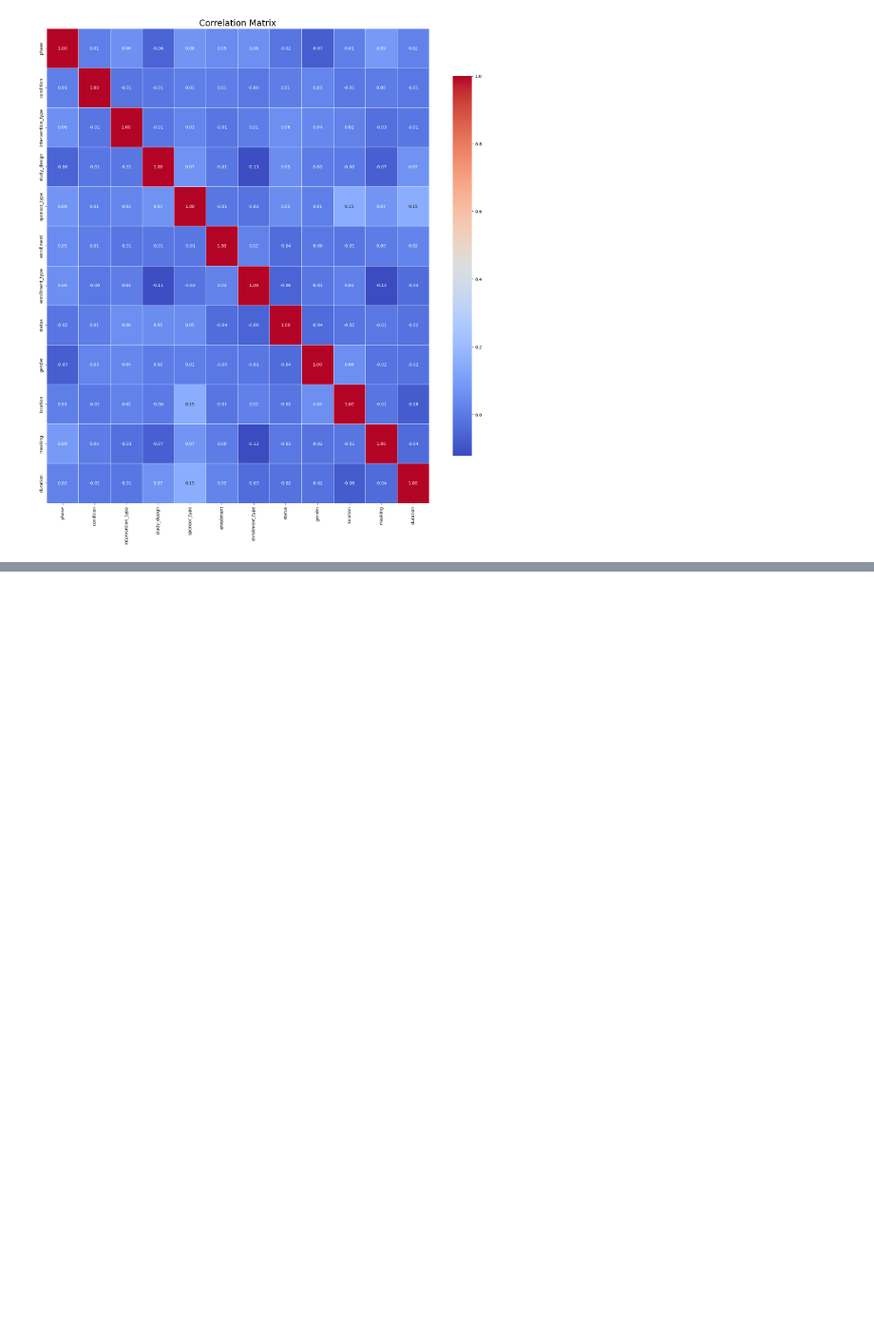
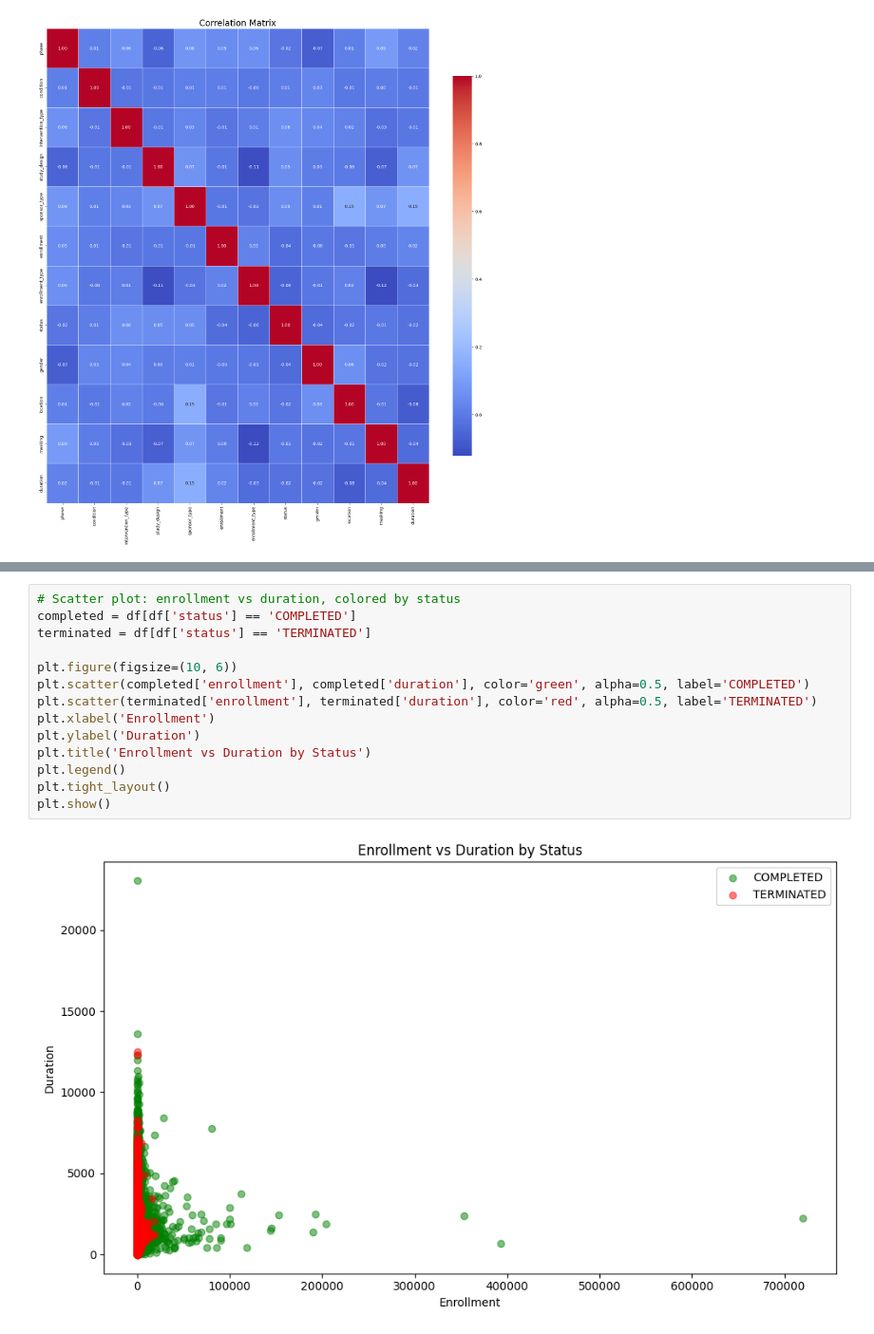
Before and after one commit to Ariiif12345/Hackathon_ds, a Jupyter notebook: EDA.ipynb, the cells around one changed output, grey strips where cells are left out. Shown at 95% size. Saved outputs shown, nothing was run; the diff lists cells and outputs as text; blank space fills up the shorter version.

```diff
--- a/EDA.ipynb
+++ b/EDA.ipynb
@@ -61,0 +57,16 @@ plt.show()
+# %%
+# Scatter plot: enrollment vs duration, colored by status
+completed = df[df['status'] == 'COMPLETED']
+terminated = df[df['status'] == 'TERMINATED']
+
+plt.figure(figsize=(10, 6))
+plt.scatter(completed['enrollment'], completed['duration'], color='green', alpha=0.5, label='COMPLETED')
+plt.scatter(terminated['enrollment'], terminated['duration'], color='red', alpha=0.5, label='TERMINATED')
+plt.xlabel('Enrollment')
+plt.ylabel('Duration')
+plt.title('Enrollment vs Duration by Status')
+plt.legend()
+plt.tight_layout()
+plt.show()
+# %% [output]
+[figure, added]
```
Also changed, not shown: parts of 7 cells of this notebook.
